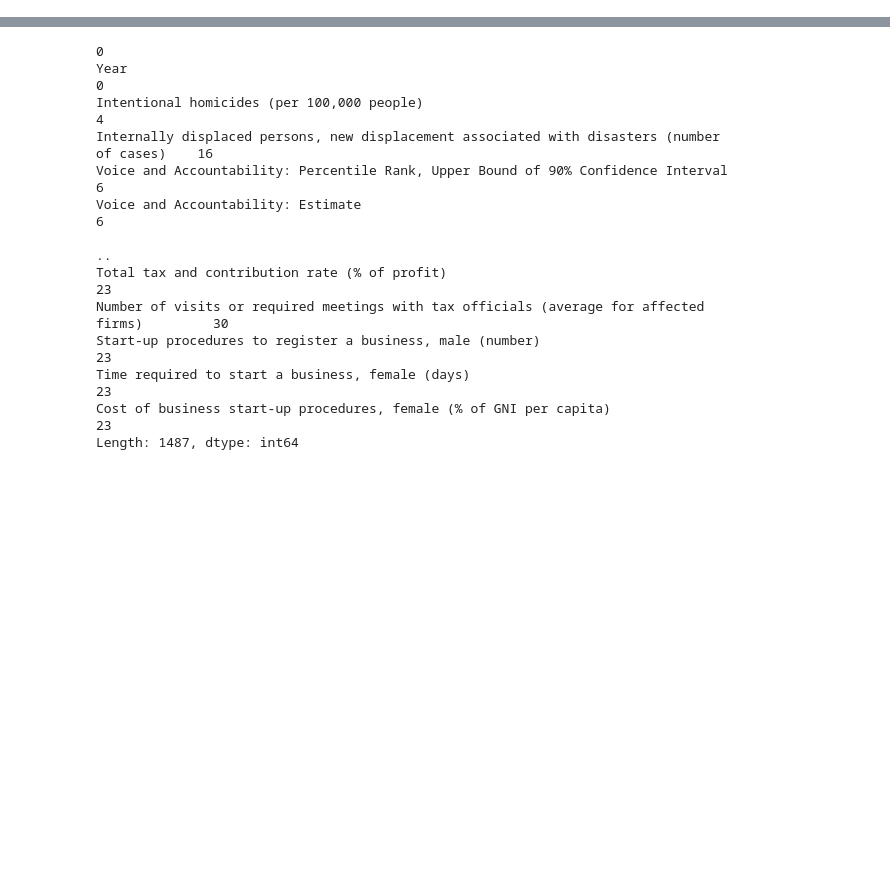
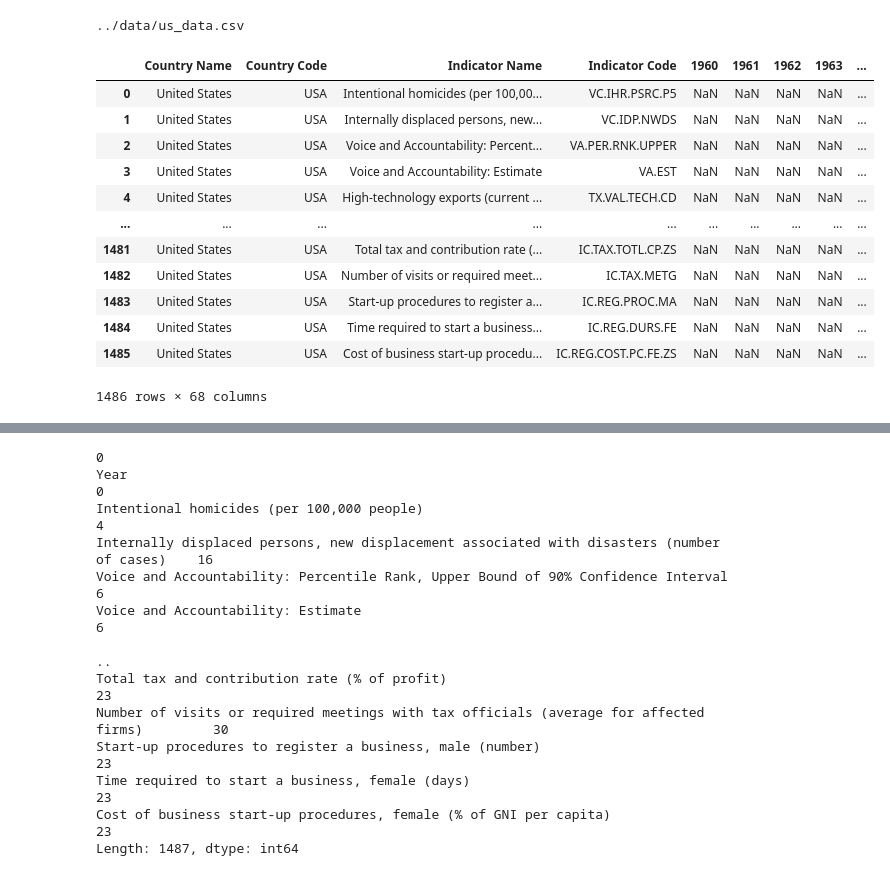
Before and after one commit to Shre-D/EGD-Assignment1, a Jupyter notebook: src/main.ipynb, the cells around one changed output, grey strips where cells are left out. Cells and saved outputs as stored; diff of their text form; code cells hidden in the pictures; blank space fills up the shorter version.

Commit message:
chore: display data

```diff
--- a/src/main.ipynb
+++ b/src/main.ipynb
@@ -1,31 +1,47 @@
 # %%
 import pandas as pd
 
 class Data:
 
     def __init__(self, country: str , skiprows: int = 3) -> None:
         self.skiprows = skiprows
         self.country = country
 
     def make_filepath(country: str) -> str:
         filepath = "../data/"+ country + "_data.csv"
         return filepath
 
     def read(filepath: str, skiprows: int=3) -> pd.core.frame.DataFrame:
         data = pd.read_csv(filepath,skiprows=skiprows)
         return data
 
     def clean_data(df: pd.core.frame.DataFrame, columns_to_drop: list) -> pd.core.frame.DataFrame:
         df = df.drop(columns_to_drop, axis = 1)
         df = df.T.reset_index()
         df.columns = df.iloc[0]
         df = df[1:]
         df = df.rename(columns={"Indicator Name":"Year"})
         df = df[:-1].convert_dtypes()
         return df
 
 filepath = Data.make_filepath("us")
 us_data = Data.read(filepath)
+us_data
+# %% [output]
+../data/us_data.csv
+|  | Country Name | Country Code | Indicator Name | Indicator Code | 1960 | 1961 | 1962 | 1963 | ... |
+| 0 | United States | USA | Intentional homicides (per 100,00... | VC.IHR.PSRC.P5 | NaN | NaN | NaN | NaN | ... |
+| 1 | United States | USA | Internally displaced persons, new... | VC.IDP.NWDS | NaN | NaN | NaN | NaN | ... |
+| 2 | United States | USA | Voice and Accountability: Percent... | VA.PER.RNK.UPPER | NaN | NaN | NaN | NaN | ... |
+| 3 | United States | USA | Voice and Accountability: Estimate | VA.EST | NaN | NaN | NaN | NaN | ... |
+| 4 | United States | USA | High-technology exports (current ... | TX.VAL.TECH.CD | NaN | NaN | NaN | NaN | ... |
+| ... | ... | ... | ... | ... | ... | ... | ... | ... | ... |
+| 1481 | United States | USA | Total tax and contribution rate (... | IC.TAX.TOTL.CP.ZS | NaN | NaN | NaN | NaN | ... |
+| 1482 | United States | USA | Number of visits or required meet... | IC.TAX.METG | NaN | NaN | NaN | NaN | ... |
+| 1483 | United States | USA | Start-up procedures to register a... | IC.REG.PROC.MA | NaN | NaN | NaN | NaN | ... |
+| 1484 | United States | USA | Time required to start a business... | IC.REG.DURS.FE | NaN | NaN | NaN | NaN | ... |
+| 1485 | United States | USA | Cost of business start-up procedu... | IC.REG.COST.PC.FE.ZS | NaN | NaN | NaN | NaN | ... |
+1486 rows × 68 columns
 # %%
 # cleaning the data
 us_columns_to_drop = ["Country Name", "Country Code", "Indicator Code"]
```
Also changed, not shown: parts of 2 cells of this notebook.
